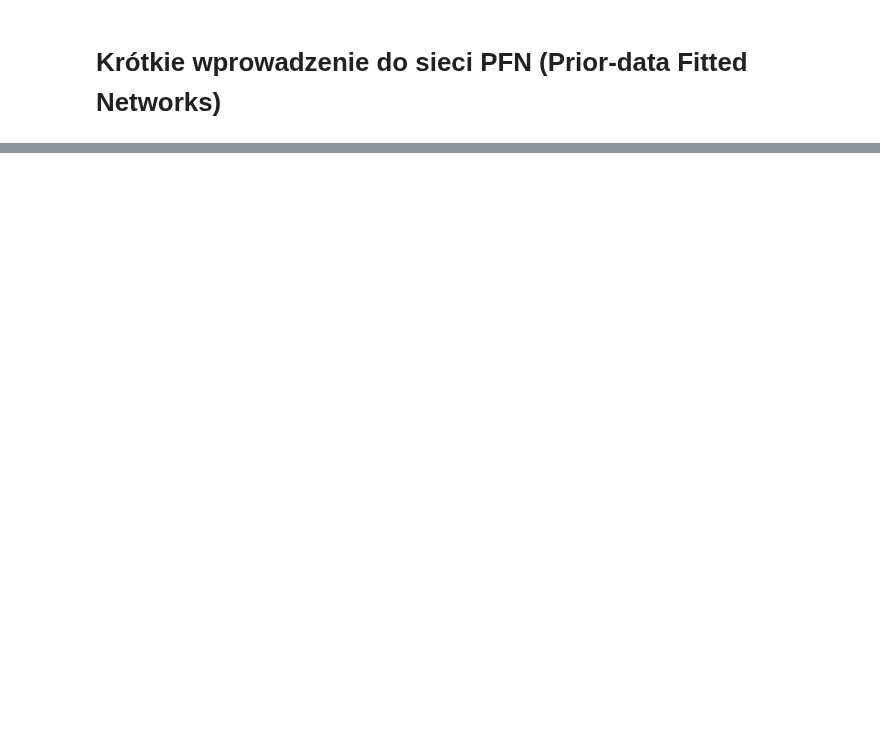
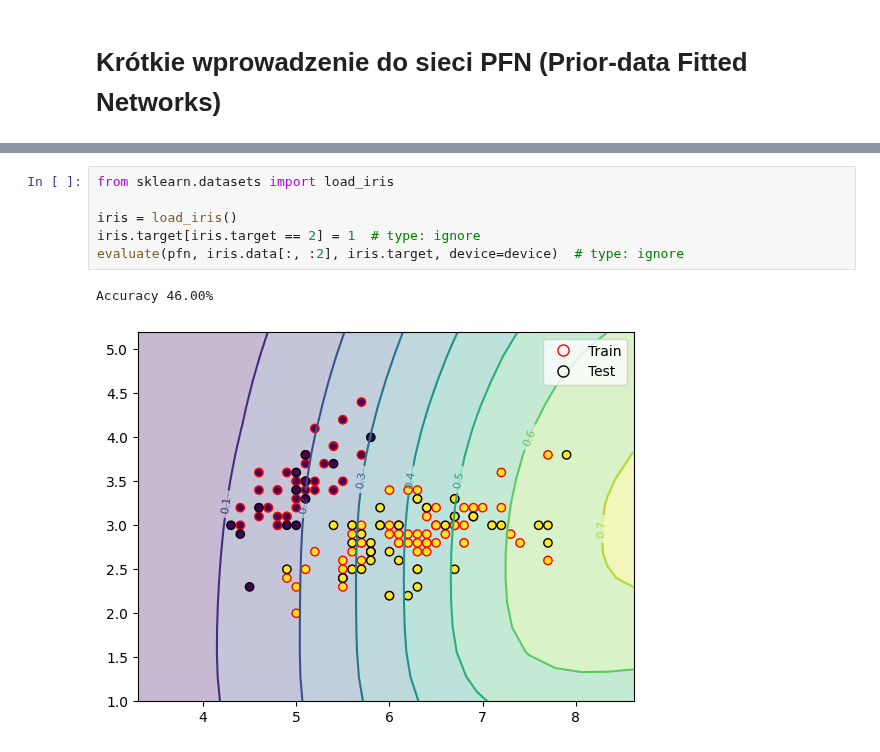
Before and after one commit to barhanc/tinny, a Jupyter notebook: notebooks/pfn-tutorial.ipynb, the cells around one changed output, grey strips where cells are left out. Drawn from its saved outputs; the diff is of its cells as text; blank space fills up the shorter version.

```diff
--- a/notebooks/pfn-tutorial.ipynb
+++ b/notebooks/pfn-tutorial.ipynb
@@ -160,0 +236,9 @@ accuracy_score(y_test, y_pred)
+# %%
+from sklearn.datasets import load_iris
+
+iris = load_iris()
+iris.target[iris.target == 2] = 1  # type: ignore
+evaluate(pfn, iris.data[:, :2], iris.target, device=device)  # type: ignore
+# %% [output]
+Accuracy 46.00%
+[figure, added]
```
Also changed, not shown: parts of 11 cells of this notebook.
